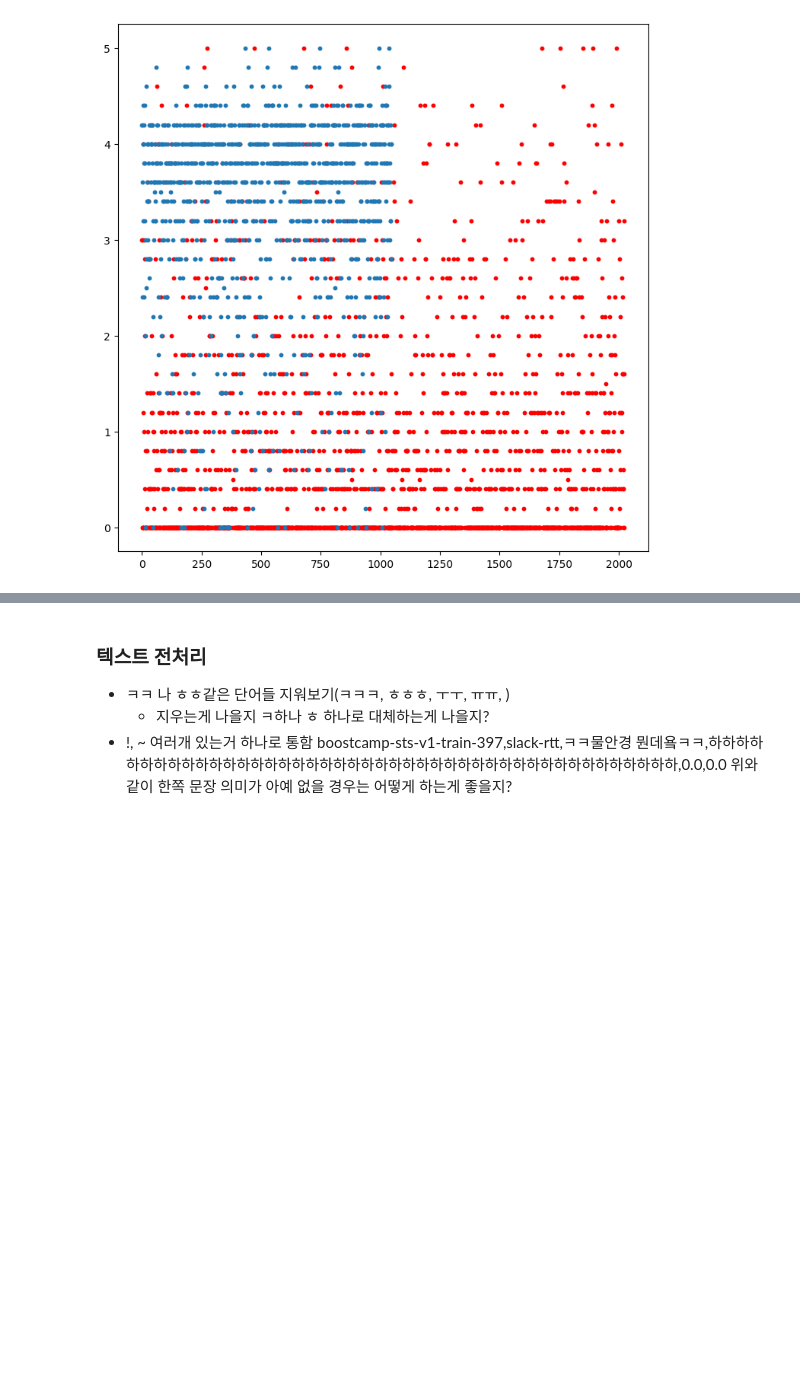
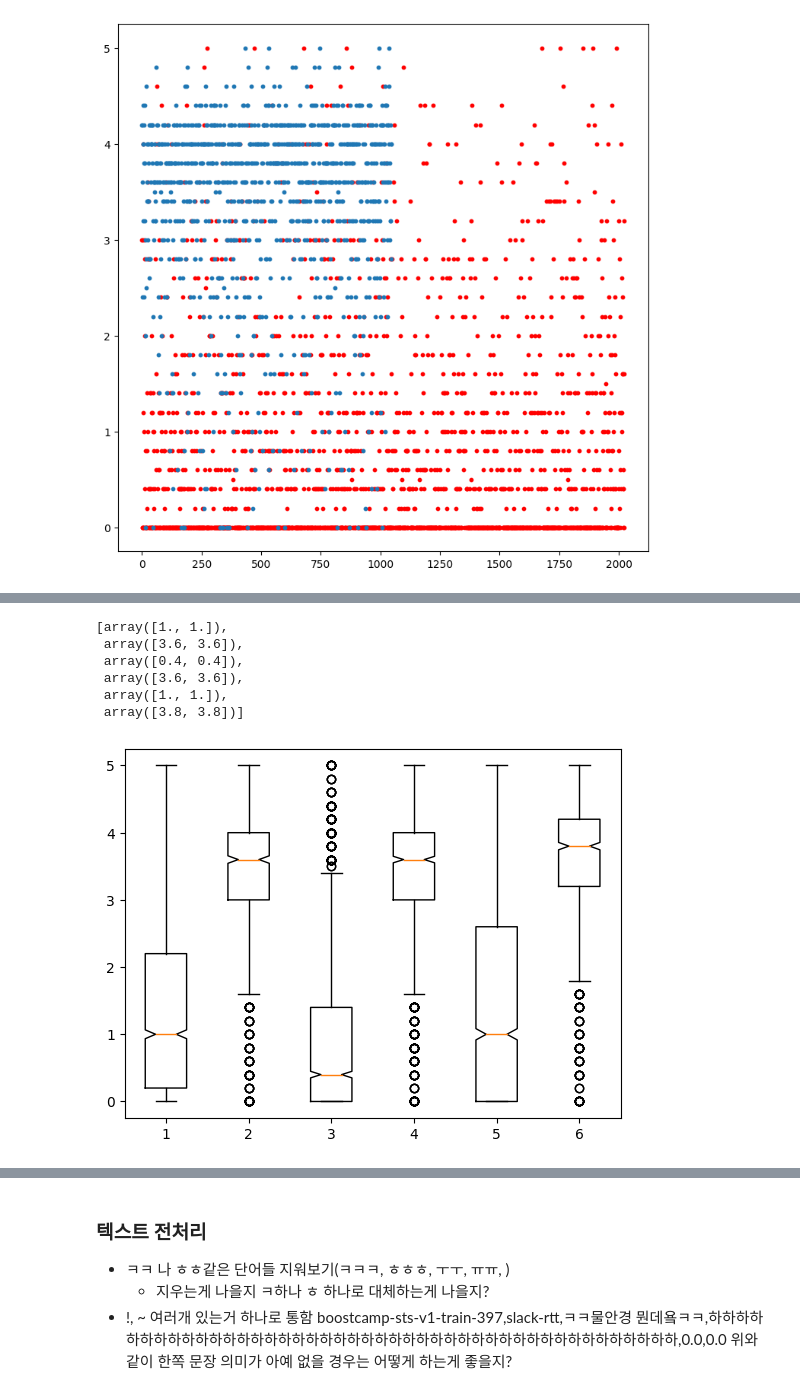
Before and after one commit to boostcampaitech4nlp2/level1_semantictextsimilarity_nlp-level1-nlp-13, a Jupyter notebook: datasets/data_analysis.ipynb, the cells around one changed output, grey strips where cells are left out. Saved outputs shown, nothing was run; the diff lists cells and outputs as text; code cells hidden in the pictures; blank space fills up the shorter version.

```diff
--- a/datasets/data_analysis.ipynb
+++ b/datasets/data_analysis.ipynb
@@ -123,0 +131,12 @@ tensor(0.0292)
+# %%
+box = plt.boxplot([x1['label'], x2['label'], x3['label'], x4['label'], x5['label'], x6['label']], notch=True)
+medians = [item.get_ydata() for item in box['medians']]
+medians
+# %% [output]
+[array([1., 1.]),
+ array([3.6, 3.6]),
+ array([0.4, 0.4]),
+ array([3.6, 3.6]),
+ array([1., 1.]),
+ array([3.8, 3.8])]
+[figure, added]
```
Also changed, not shown: parts of 14 cells of this notebook, 2 other files.
